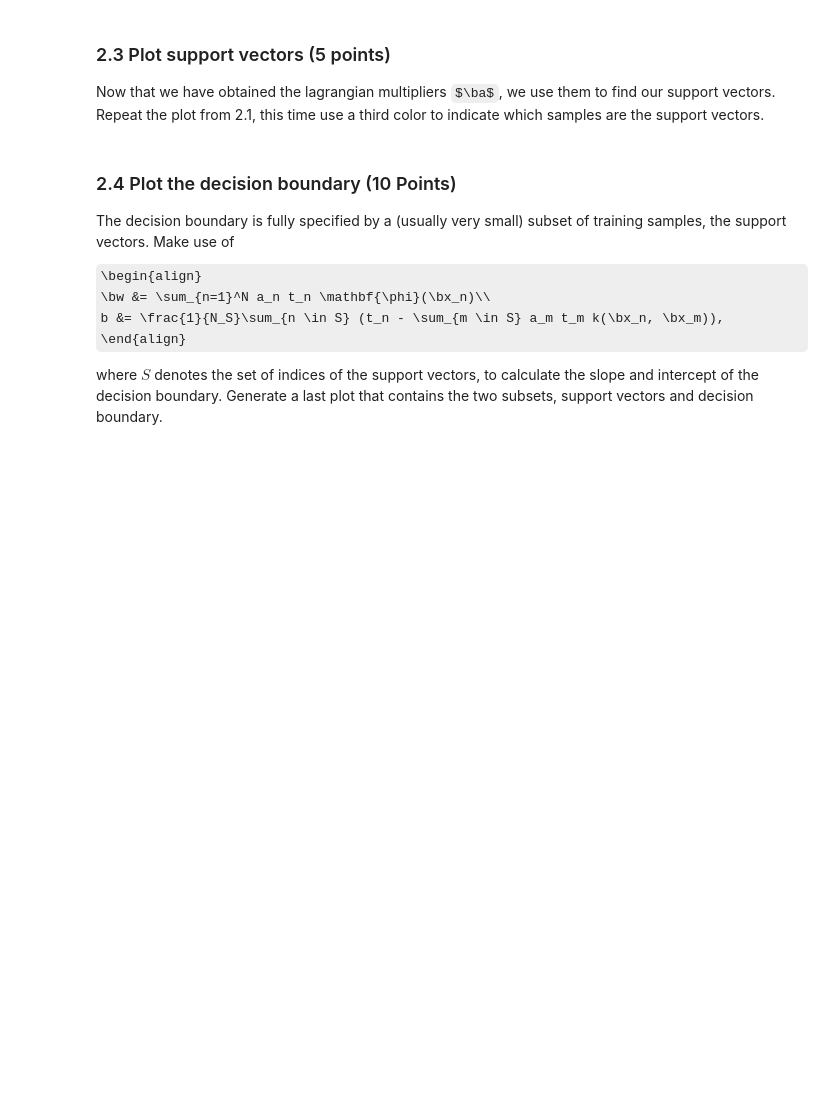
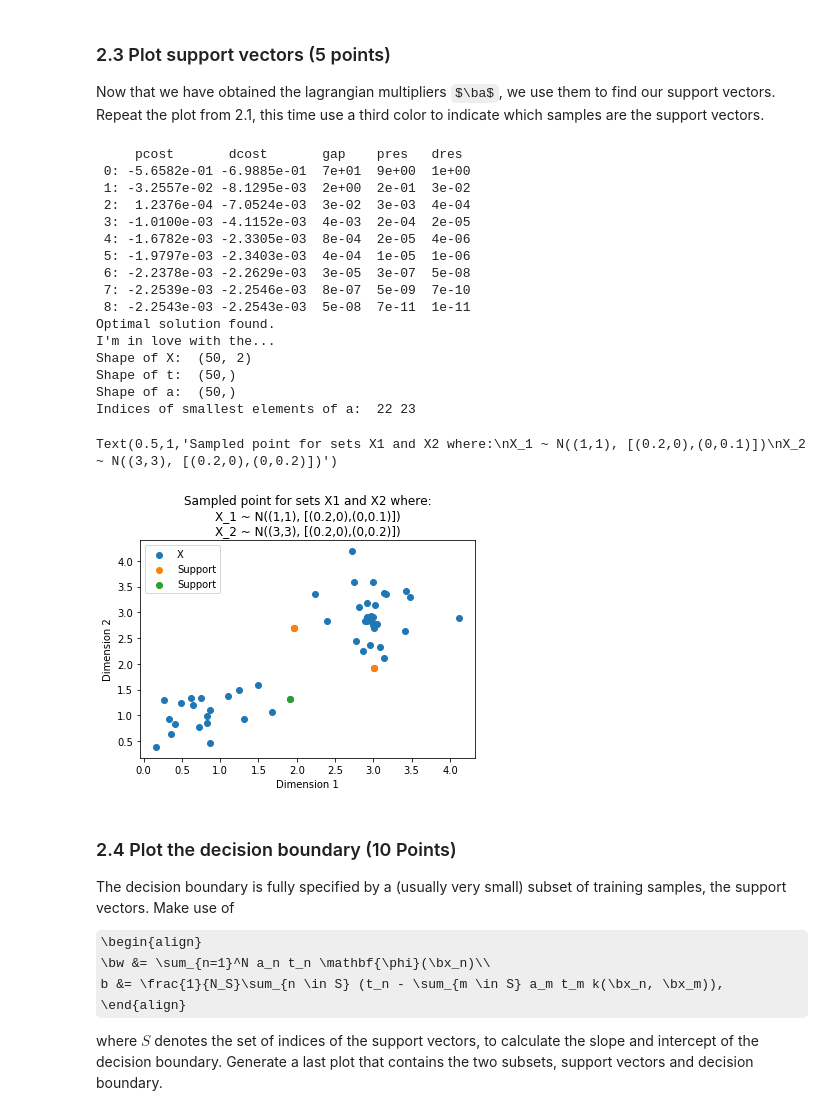
Before and after one commit to NILOIDE/ML1, a Jupyter notebook: lab3/lab3.ipynb, the cells around one changed output. Saved outputs shown, nothing was run; the diff lists cells and outputs as text; code cells hidden in the pictures; some formulas as TeX source; blank space fills up the shorter version.

```diff
--- a/lab3/lab3.ipynb
+++ b/lab3/lab3.ipynb
@@ -469,14 +469,18 @@ b) (10 points) Write a function `compute_multipliers(X, t)` that solves the quad
 import cvxopt
 
 def compute_multipliers(X, t):
-    # YOUR CODE HERE
-    print(X.shape)
-    P = cvxopt.matrix(K)
-    q = cvxopt.matrix(np.ones(X.shape[0]).T)
-    G = cvxopt.matrix(np.identity(X.shape[0]).T)
-    h = cvxopt.matrix(np.zeros(X.shape[0]).T)
+    K = computeK(X)
+    Kp = (t@t.T)*K
+    P = cvxopt.matrix(Kp)
+    q = cvxopt.matrix(np.ones(X.shape[0]))
+    G = cvxopt.matrix(np.identity(X.shape[0]))
+    A = cvxopt.matrix(np.atleast_2d(t))
+    h = cvxopt.matrix(np.zeros(X.shape[0]))
+    b = cvxopt.matrix([0.0])
+
     sol = cvxopt.solvers.qp(P, q, G, h, A, b)
     a = np.array(sol['x'])
+
     return a
 # %%
 ### Test your function
@@ -500,3 +523,59 @@ raise NotImplementedError()
+# %%
+# YOUR CODE HERE
+
+mu_1 = [1,1]
+N_1 = 20
+mu_2 = [3,3]
+N_2 = 30
+cov_1 = [[0.2,0],[0,0.1]]
+cov_2 = [[0.2,0],[0,0.2]]
+x_1 =  np.random.multivariate_normal(mu_1, cov_1, N_1)
+x_2 =  np.random.multivariate_normal(mu_2, cov_2, N_2)
+X, t = create_X_and_t(x_1, x_2)
+a = compute_multipliers(X, t)
+a = a.flatten()
+print("I'm in love with the...")
+print('Shape of X: ', X.shape)
+print('Shape of t: ', t.shape)
+print('Shape of a: ', a.shape)
+
+print('Indices of smallest elements of a: ', idx[0], idx[1])
+
+
+idx = list(np.argsort(a))
+idx_1 = [i for i in idx if t[i] == 0]
+idx_2 = [i for i in idx if t[i] == 1]
+
+plt.figure(1)
+#plt.scatter(x_1[:,0],x_1[:,1], label="X_1")
+#plt.scatter(x_2[:,0],x_2[:,1], label="X_2")
+plt.scatter(X[:,0],X[:,1], label="X")
+plt.scatter(X[idx_1[0:2],0],X[idx_1[0:2],1], label="Support" )
+plt.scatter(X[idx_2[0],0],X[idx_2[0],1], label="Support" )
+
+plt.legend()
+plt.xlabel("Dimension 1")
+plt.ylabel("Dimension 2")
+plt.title("Sampled point for sets X1 and X2 where:\nX_1 ~ N((1,1), [(0.2,0),(0,0.1)])\nX_2 ~ N((3,3), [(0.2,0),(0,0.2)])")
+# %% [output]
+     pcost       dcost       gap    pres   dres
+ 0: -5.6582e-01 -6.9885e-01  7e+01  9e+00  1e+00
+ 1: -3.2557e-02 -8.1295e-03  2e+00  2e-01  3e-02
+ 2:  1.2376e-04 -7.0524e-03  3e-02  3e-03  4e-04
+ 3: -1.0100e-03 -4.1152e-03  4e-03  2e-04  2e-05
+ 4: -1.6782e-03 -2.3305e-03  8e-04  2e-05  4e-06
+ 5: -1.9797e-03 -2.3403e-03  4e-04  1e-05  1e-06
+ 6: -2.2378e-03 -2.2629e-03  3e-05  3e-07  5e-08
+ 7: -2.2539e-03 -2.2546e-03  8e-07  5e-09  7e-10
+ 8: -2.2543e-03 -2.2543e-03  5e-08  7e-11  1e-11
+Optimal solution found.
+I'm in love with the...
+Shape of X:  (50, 2)
+Shape of t:  (50,)
+Shape of a:  (50,)
+Indices of smallest elements of a:  22 23
+Text(0.5,1,'Sampled point for sets X1 and X2 where:\nX_1 ~ N((1,1), [(0.2,0),(0,0.1)])\nX_2 ~ N((3,3), [(0.2,0),(0,0.2)])')
+[figure, added]
 # %% [markdown]
 ### 2.4 Plot the decision boundary (10 Points)
 The decision boundary is fully specified by a (usually very small) subset of training samples, the support vectors. Make use of
```
Also changed, not shown: parts of 8 cells of this notebook.
